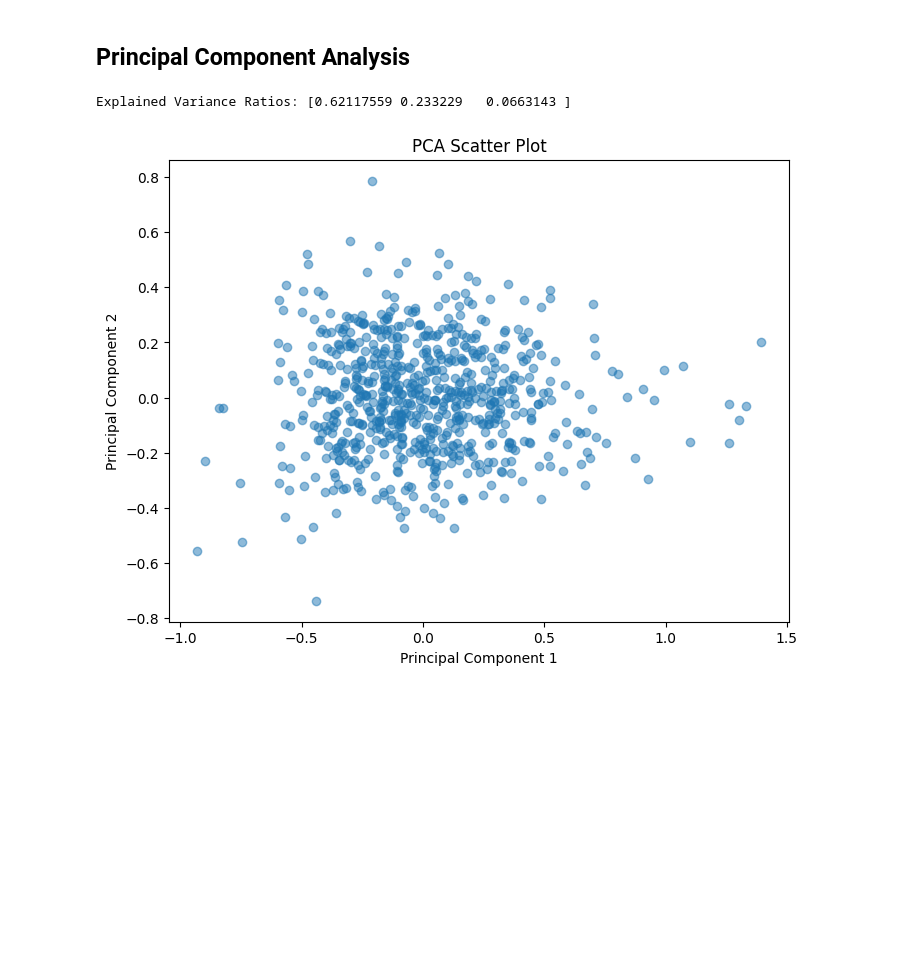
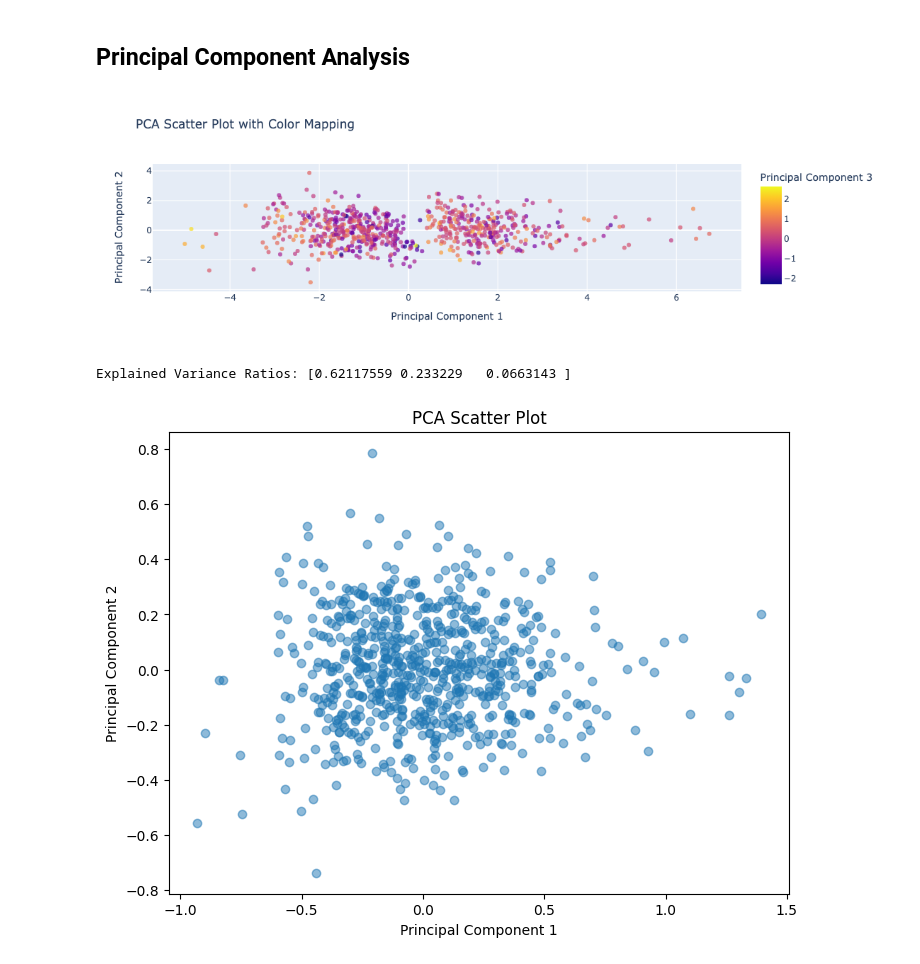
Before and after one commit to kjucaitis/concepttagging, a Jupyter notebook: exp_analysis.ipynb, the cells around one changed output. Cells and saved outputs as stored; diff of their text form; code cells hidden in the pictures; blank space fills up the shorter version.

```diff
--- a/exp_analysis.ipynb
+++ b/exp_analysis.ipynb
@@ -225,5 +271,35 @@ plt.show()
 # %% [markdown]
 ## Principal Component Analysis
+# %%
+# Standardize the data
+scaler = StandardScaler()
+scaled_data = scaler.fit_transform(df_selected_columns)
+
+# Create a PCA object with the desired number of components
+pca = PCA(n_components=3)
+
+# Fit PCA to data and transform it
+pca_result = pca.fit_transform(scaled_data)
+
+# Create a DataFrame for the PCA results
+pca_df = pd.DataFrame(data=pca_result, columns=['PC1', 'PC2', 'PC3'])
+
+# Create a scatter plot using Plotly Express
+fig = px.scatter(
+    pca_df,
+    x='PC1',
+    y='PC2',
+    color='PC3',  # Color mapping based on PC3
+    title='PCA Scatter Plot with Color Mapping',
+    opacity=0.7,
+    labels={'PC1': 'Principal Component 1', 'PC2': 'Principal Component 2', 'PC3': 'Principal Component 3'},
+    hover_name=df_selected_columns.index,  # Label points with sample names or IDs
+)
+
+# Show the plot
+fig.show()
+# %% [output]
+[figure, added]
 # %%
 # DataFrame of selected_columns
 df_selected_columns = slice[selected_columns]
```
Also changed, not shown: parts of 16 cells of this notebook.
